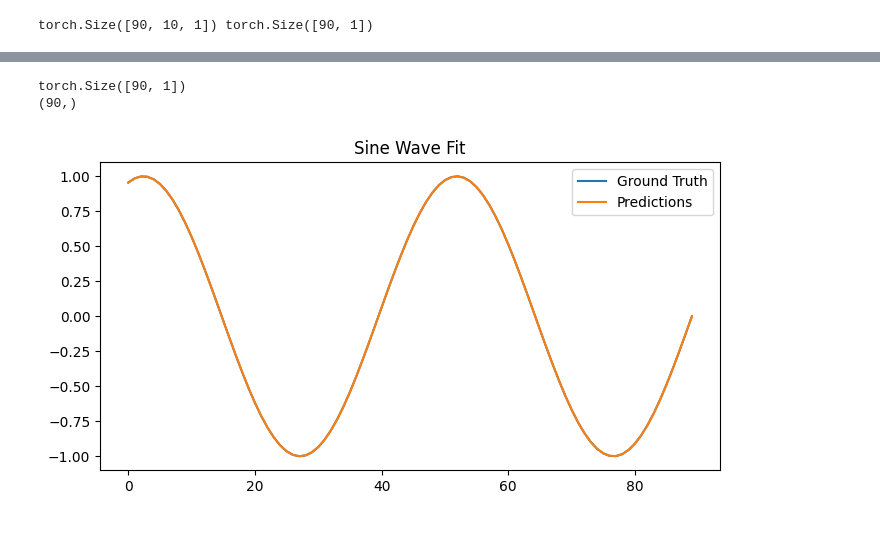
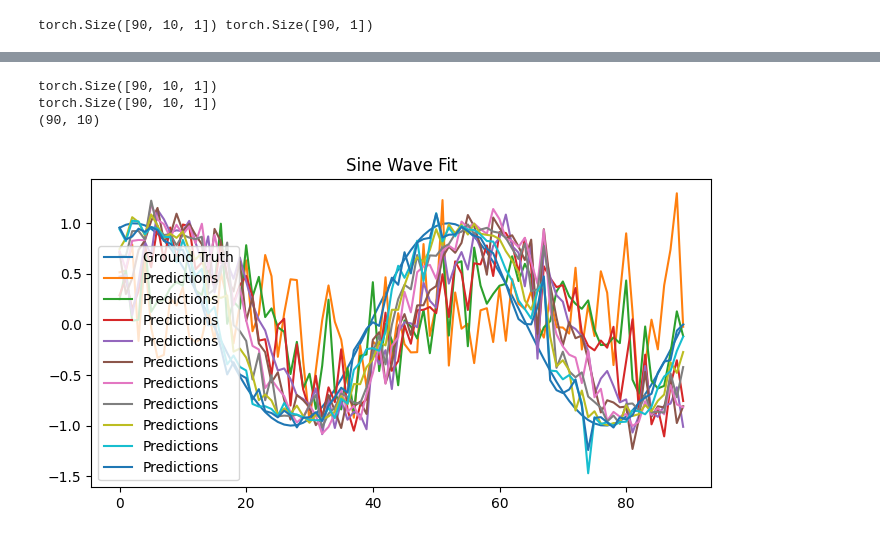
Before and after one commit to samhubs/MyLogs, a Jupyter notebook: docs/TorchLeet/m1.ipynb, the cells around one changed output, grey strips where cells are left out. Drawn from its saved outputs; the diff is of its cells as text; code cells hidden in the pictures.

Commit message:
feat: add custom LSTM code from scratch

```diff
--- a/docs/TorchLeet/m1.ipynb
+++ b/docs/TorchLeet/m1.ipynb
@@ -28,5 +43,5 @@ torch.Size([90, 10, 1]) torch.Size([90, 1])
 # %%
-class LSTMModel(nn.Module):
+class CustomLSTMModel(nn.Module):
     def __init__(self, input_dim, hidden_units):
         super().__init__()
         weights_biases_init = lambda : (nn.Parameter(torch.randn(input_dim, hidden_units)),
@@ -39,25 +54,32 @@ class LSTMModel(nn.Module):
         self.Wxo, self.Who, self.bo = weights_biases_init()
         self.Wxc, self.Whc, self.bc = weights_biases_init()
         self.fc = nn.Linear(hidden_units, 1)
+        # print(self.Wxi.shape, self.Whi.shape, self.bi.shape)
 
     def forward(self, inputs, H_C=None):
+        # print(inputs.shape, self.Wxi.shape)
+        batch_size, seq_len, _ = inputs.shape
         if not H_C:
-            H = torch.randn(inputs.shape[0], self.hidden_units)
-            C = torch.randn(inputs.shape[0], self.hidden_units)
+            H = torch.randn(batch_size, self.hidden_units)
+            C = torch.randn(batch_size, self.hidden_units)
         else:
             H, C = H_C
-        outputs = []
-        for X in inputs:
+
+        all_hidden_states = []
+        for t in range(seq_len):
+            X_t = inputs[:, t, :]
             # print(X.shape, self.Wxi.shape, self.Whi.shape, self.bi.shape)
-            self.It = torch.sigmoid(torch.matmul(X, self.Wxi) + torch.matmul(H, self.Whi) + self.bi)
-            self.Ft = torch.sigmoid(torch.matmul(X, self.Wxf) + torch.matmul(H, self.Whf) + self.bf)
-            self.Ot = torch.sigmoid(torch.matmul(X, self.Wxo) + torch.matmul(H, self.Who) + self.bo)
-            self.Ct = torch.tanh(torch.matmul(X, self.Wxc) + torch.matmul(H, self.Whc) + self.bc)
-            C = self.Ft * C + self.It * self.Ct
-            H = self.Ot * torch.tanh(self.Ct)
-            print(H.shape)
-            outputs.append(H)
-        pred = self.fc(torch.stack(outputs))
+            I_t = torch.sigmoid(torch.matmul(X_t, self.Wxi) + torch.matmul(H, self.Whi) + self.bi)
+            F_t = torch.sigmoid(torch.matmul(X_t, self.Wxf) + torch.matmul(H, self.Whf) + self.bf)
+            O_t = torch.sigmoid(torch.matmul(X_t, self.Wxo) + torch.matmul(H, self.Who) + self.bo)
+            C_tilde = torch.tanh(torch.matmul(X_t, self.Wxc) + torch.matmul(H, self.Whc) + self.bc)
+            C = F_t * C + I_t * C_tilde
+            H = O_t * torch.tanh(C)
+            # print(H.shape)
+            all_hidden_states.append(H.unsqueeze(1))
+
+        outputs = torch.cat(all_hidden_states, dim=1)
+        pred = self.fc(outputs)
         print(pred.shape)
         return pred, (H, C)
 # %%
@@ -74,9 +97,10 @@ class LSTMModel_inbuilt(nn.Module):
         return out
 # %%
 criterion = nn.MSELoss()
-# model = LSTMModel(sequence_length, 8)
-model_inbuilt = LSTMModel_inbuilt()
-optimizer = optim.Adam(model_inbuilt.parameters(), lr=0.01)
+model = CustomLSTMModel(1, 50)
+# print(model.state_dict().keys())
+# model_inbuilt = LSTMModel_inbuilt()
+optimizer = optim.Adam(model.parameters(), lr=0.01)
 print(X_seq.shape, y_seq.shape)
 # %% [output]
 torch.Size([90, 10, 1]) torch.Size([90, 1])
@@ -107,23 +138,24 @@ Loss: 3.73524216001897e-07
 # %%
 # Convert to numpy for plotting
 with torch.no_grad():
-    pred_for_vis = model_inbuilt(X_seq)
+    pred_for_vis,_ = model(X_seq)
 print(pred_for_vis.shape)
 
 pred_np = pred_for_vis.squeeze(-1).squeeze(-1).detach().cpu().numpy()
 print(pred_np.shape)
 y_np   = y_seq.squeeze(-1).squeeze(-1).detach().cpu().numpy()
 
 plt.figure(figsize=(8, 4))
 plt.plot(y_np, label='Ground Truth')
 plt.plot(pred_np, label='Predictions')
 plt.title("Sine Wave Fit")
 plt.legend()
 plt.show()
 # %% [output]
-torch.Size([90, 1])
-(90,)
+torch.Size([90, 10, 1])
+torch.Size([90, 10, 1])
+(90, 10)
-[figure, old version]
+[figure, new version]
 # %%
 
 def create_in_out_sequences(data, seq_length):
```
Also changed, not shown: parts of 6 cells of this notebook.
